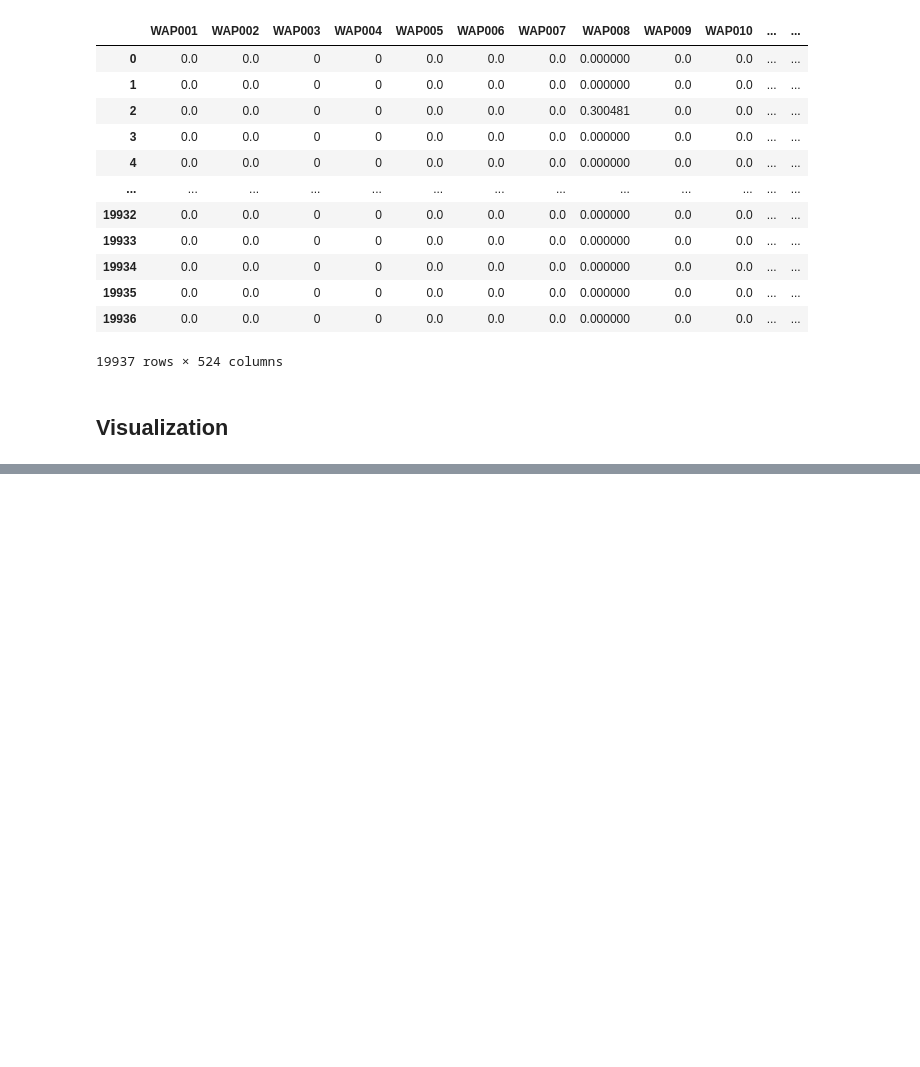
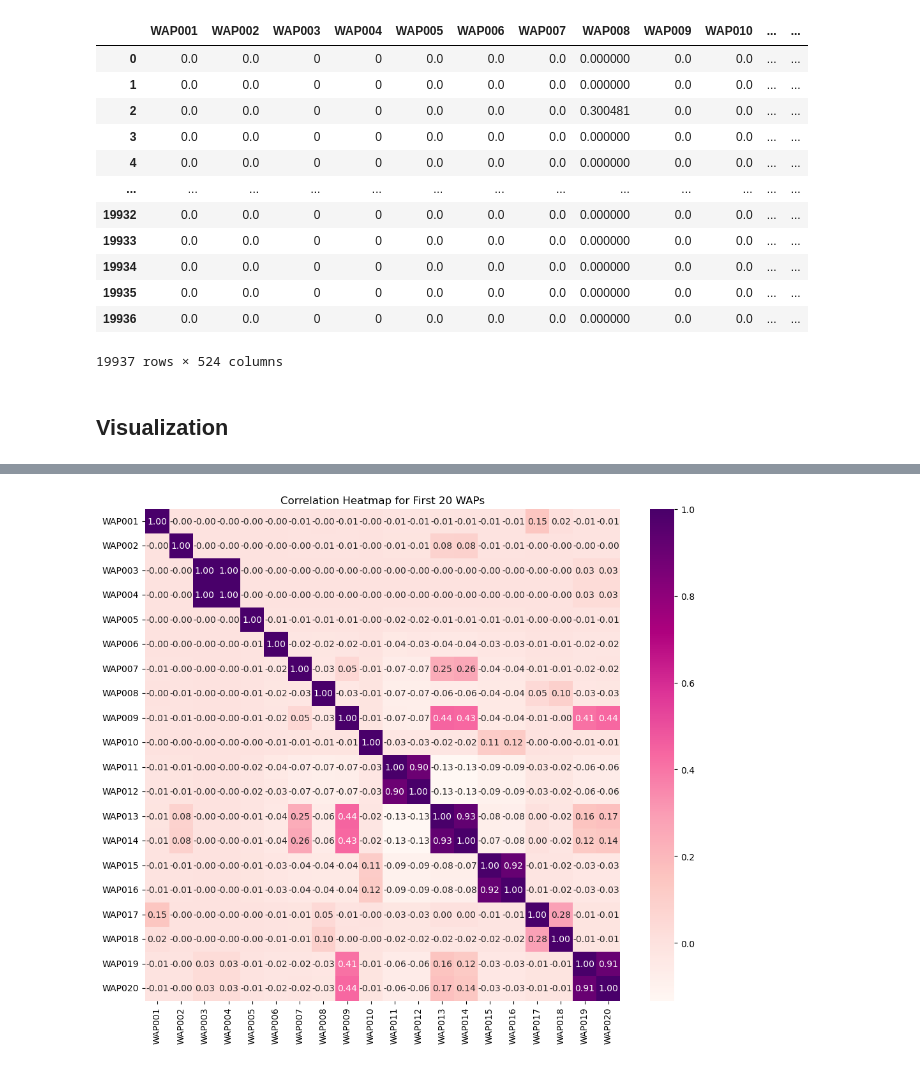
Before and after one commit to SaraAlameen82/MLProject, a Jupyter notebook: ML_project.ipynb, the cells around one changed output, grey strips where cells are left out. Cells and saved outputs as stored; diff of their text form; code cells hidden in the pictures; blank space fills up the shorter version.

```diff
--- a/ML_project.ipynb
+++ b/ML_project.ipynb
@@ -317,0 +345,8 @@ train_df
+# %%
+wap_subset = df.iloc[:, :20]  # First 20 WAPs
+plt.figure(figsize=(12, 10))
+sns.heatmap(wap_subset.corr(), cmap='RdPu', annot=True, fmt='.2f')
+plt.title('Correlation Heatmap for First 20 WAPs')
+plt.show()
+# %% [output]
+[figure, added]
```
Also changed, not shown: parts of 4 cells of this notebook.
